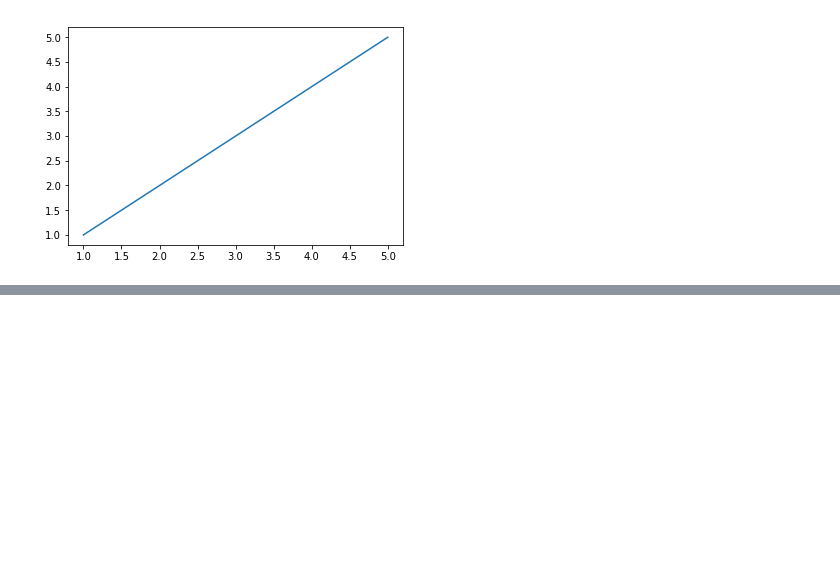
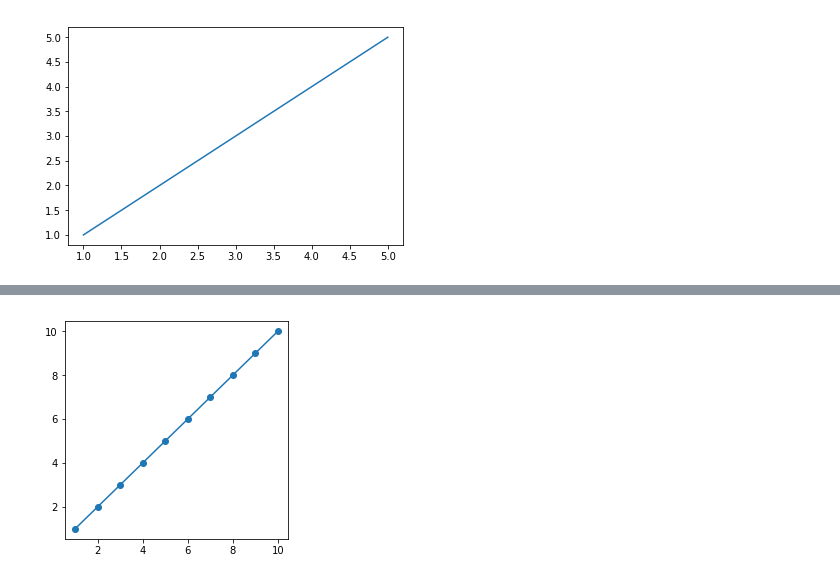
Before and after one commit to ajaytech002/visualization, a Jupyter notebook: Demo.ipynb, the cells around one changed output, grey strips where cells are left out. Cells and saved outputs as stored; diff of their text form; code cells hidden in the pictures; blank space fills up the shorter version.

```diff
--- a/Demo.ipynb
+++ b/Demo.ipynb
@@ -84,0 +99,6 @@ plt.show()
+# %%
+plt.figure(figsize=(4,4))
+plt.plot(x,y,marker='o')
+plt.savefig('test_plot.png')
+# %% [output]
+[figure, added]
```
Also changed, not shown: parts of 6 cells of this notebook, 3 other files.
